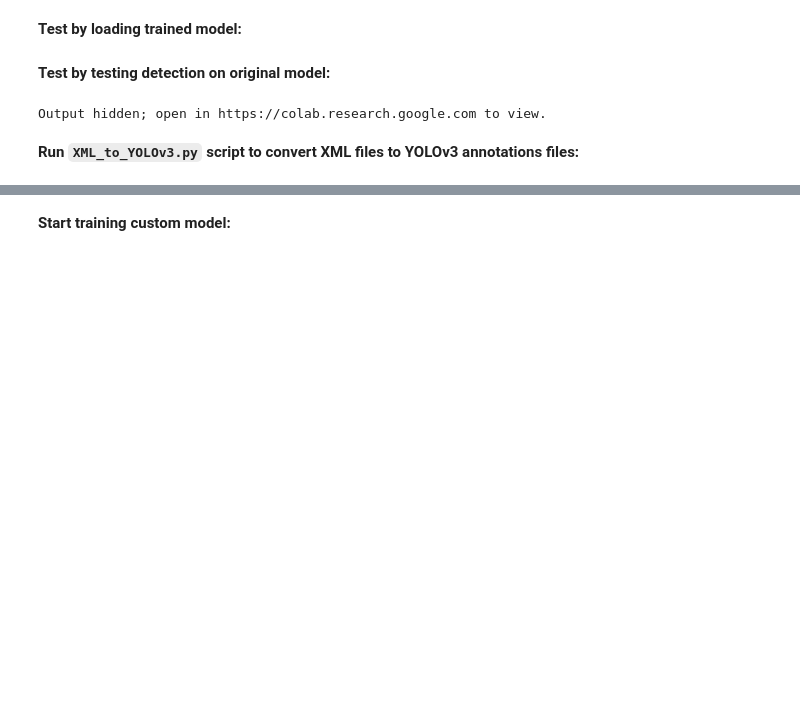
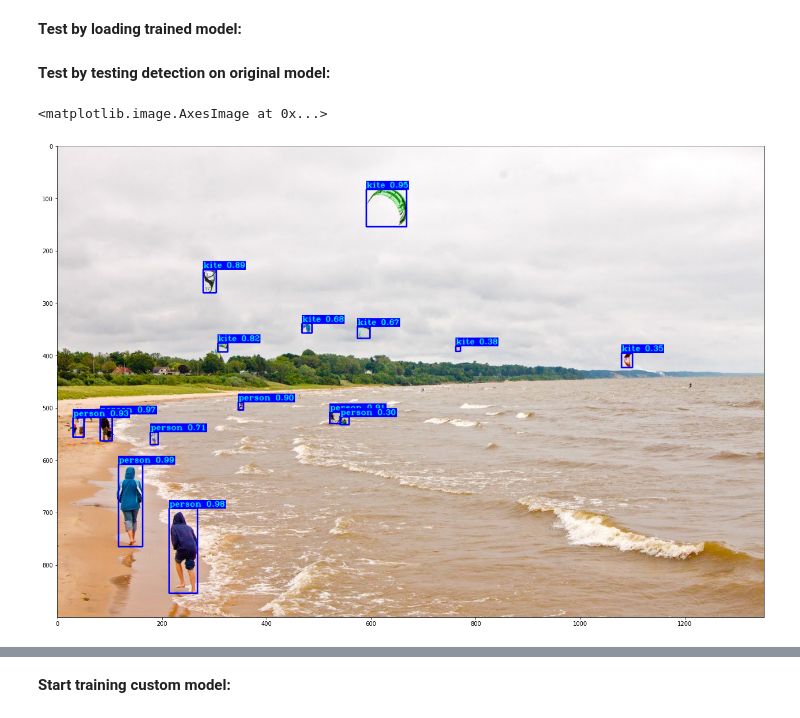
Before and after one commit to ieeeWang/YOLOv3-on-noisy-mnist, a Jupyter notebook: YOLOv3_colab_training.ipynb, the cells around one changed output, grey strips where cells are left out. Saved outputs shown, nothing was run; the diff lists cells and outputs as text; code cells hidden in the pictures; blank space fills up the shorter version.

```diff
--- a/YOLOv3_colab_training.ipynb
+++ b/YOLOv3_colab_training.ipynb
@@ -101,14 +122,13 @@ load_yolo_weights(yolo, Darknet_weights) # use Darknet weights
 # %% [markdown]
 **Test by testing detection on original model:**
 # %%
-image_path   = "./IMAGES/street.jpg"
+image_path   = "./IMAGES/kite.jpg"
 
 image = detect_image(yolo, image_path, '', input_size=input_size, show=False, rectangle_colors=(255,0,0))
 image = cv2.cvtColor(image, cv2.COLOR_BGR2RGB)
 
 plt.figure(figsize=(30,15))
 plt.imshow(image)
 # %% [output]
-Output hidden; open in https://colab.research.google.com to view.
+<matplotlib.image.AxesImage at 0x...>
+[figure, added]
-# %% [markdown]
-**Run `XML_to_YOLOv3.py` script to convert XML files to YOLOv3 annotations files:**
```
Also changed, not shown: parts of 17 cells of this notebook.
